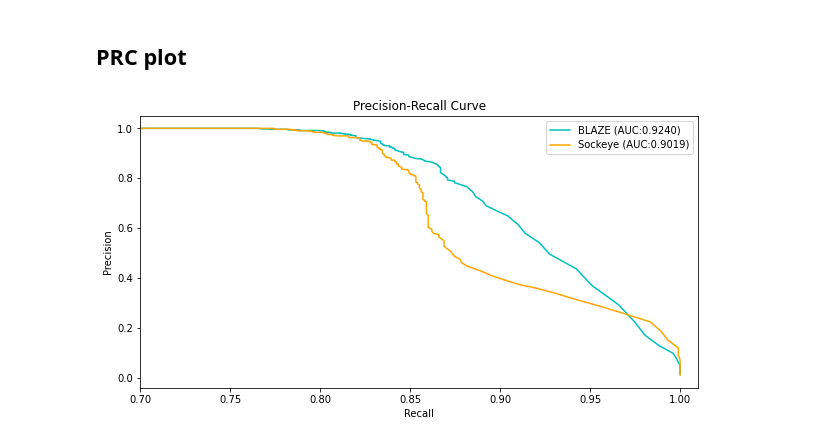
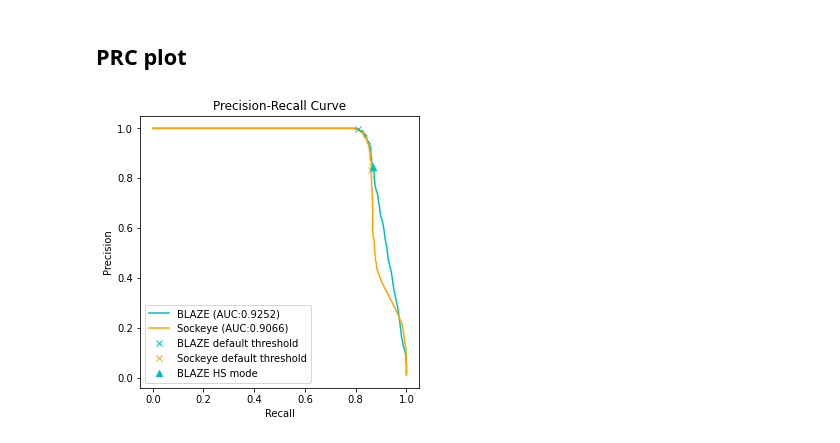
Before and after one commit to youyupei/bc_whitelist_analysis, a Jupyter notebook: script/hiPSC_diff_gridion_lsk110_analysis.ipynb, the cells around one changed output. Drawn from its saved outputs; the diff is of its cells as text; code cells hidden in the pictures.

```diff
--- a/script/hiPSC_diff_gridion_lsk110_analysis.ipynb
+++ b/script/hiPSC_diff_gridion_lsk110_analysis.ipynb
@@ -200,3 +269,15 @@ plt.title("PromithIon")
 plt.show()
 # %% [output]
 [figure]
+# %%
+bc_pass_idx_high_sen = raw_bc_d_minQ15_filtered.counts >= threshold_high_sen
+passed_bc_high_sen = set(raw_bc_d_minQ15_filtered[bc_pass_idx_high_sen].BC)
+# upset plot
+from upsetplot import from_contents
+
+a = from_contents({'BLAZE HS':passed_bc_high_sen,
+                   'Sockeye':sock_whitelist,
+                   'CellRanger':cr_filtered_bc})
+upsetplot.plot(a, show_counts=True)
+plt.title("GridIon")
+plt.show()
@@ -295,38 +378,55 @@ from sklearn.metrics import precision_recall_curve
 
 #calculate precision and recall
 # add count 0 for true BC if not exsit in the df
+# ground true
+true_bc = cr_filtered_bc - cr_empty
+# blaze
 
-# blaze
-missing_bc =  [1]* len(cr_filtered_bc - set(raw_bc_d_minQ15_filtered.BC))
+
+missing_bc =  [1]* len(true_bc - set(raw_bc_d_minQ15_filtered.BC))
 missing_bc_count = [0] * len(missing_bc)
 blaze_pre,blaze_recall , blaze_thresholds =\
-                            precision_recall_curve([int(x in cr_filtered_bc) for x in raw_bc_d_minQ15_filtered.BC] + missing_bc,
+                            precision_recall_curve([int(x in true_bc) for x in raw_bc_d_minQ15_filtered.BC] + missing_bc,
                                                    list(raw_bc_d_minQ15_filtered.counts) + missing_bc_count)
 
-missing_bc =  [1]* len(cr_filtered_bc - set(sock_count.BC))
+missing_bc =  [1]* len(true_bc - set(sock_count.BC))
 missing_bc = [1] * len(missing_bc)
 missing_bc_count = [0] * len(missing_bc)
 sockeye_pre,sockeye_recall , sockeye_thresholds =\
-                            precision_recall_curve([int(x in cr_filtered_bc) for x in sock_count.BC] + missing_bc,
+                            precision_recall_curve([int(x in true_bc) for x in sock_count.BC] + missing_bc,
                                                    list(sock_count.counts)+missing_bc_count)
 # %%
 from sklearn.metrics import auc
 #create precision recall curve
-fig, ax = plt.subplots(figsize = (10,5))
+
+sock_p  = len(true_bc&sock_whitelist)/len(sock_whitelist)
+sock_re = len(true_bc&sock_whitelist)/len(true_bc)
+blz_p = len(true_bc&passed_bc)/len(passed_bc)
+blz_re = len(true_bc&passed_bc)/len(true_bc)
+blz_hi_p = len(true_bc&passed_bc_high_sen)/len(passed_bc_high_sen)
+blz_hi_re = len(true_bc&passed_bc_high_sen)/len(true_bc)
+
+
+fig, ax = plt.subplots(figsize = (5,5))
 ax.plot(blaze_recall, blaze_pre,
         label = f'BLAZE (AUC:{auc(blaze_recall,blaze_pre):.4f})', color='c')
 
 ax.plot(sockeye_recall, sockeye_pre,
         label = f'Sockeye (AUC:{auc(sockeye_recall, sockeye_pre):.4f})', color='orange')
 
+
+ax.plot([blz_re], [blz_p],'o',  color='c',markersize=6, label='BLAZE default threshold', marker = 'x' )
+ax.plot([sock_re], [sock_p],'o',   color='orange',markersize=6, label='Sockeye default threshold', marker = 'x' )
+ax.plot([blz_hi_re], [blz_hi_p], 'o', color='c', markersize=6, label='BLAZE HS mode' , marker = '^' )
 ax.legend()
 ax.set_title('Precision-Recall Curve')
 ax.set_ylabel('Precision')
 ax.set_xlabel('Recall')
-ax.set_xlim(0.7,1.01)
+
+
 
 #display plot
-# plt.savefig('prc_nonq20.svg', format='svg')
+plt.savefig('Grid_full.svg', format='svg')
 plt.show()
 # %% [output]
-[figure, old version]
+[figure, new version]
```
Also changed, not shown: parts of 7 cells of this notebook, 5 other files.
